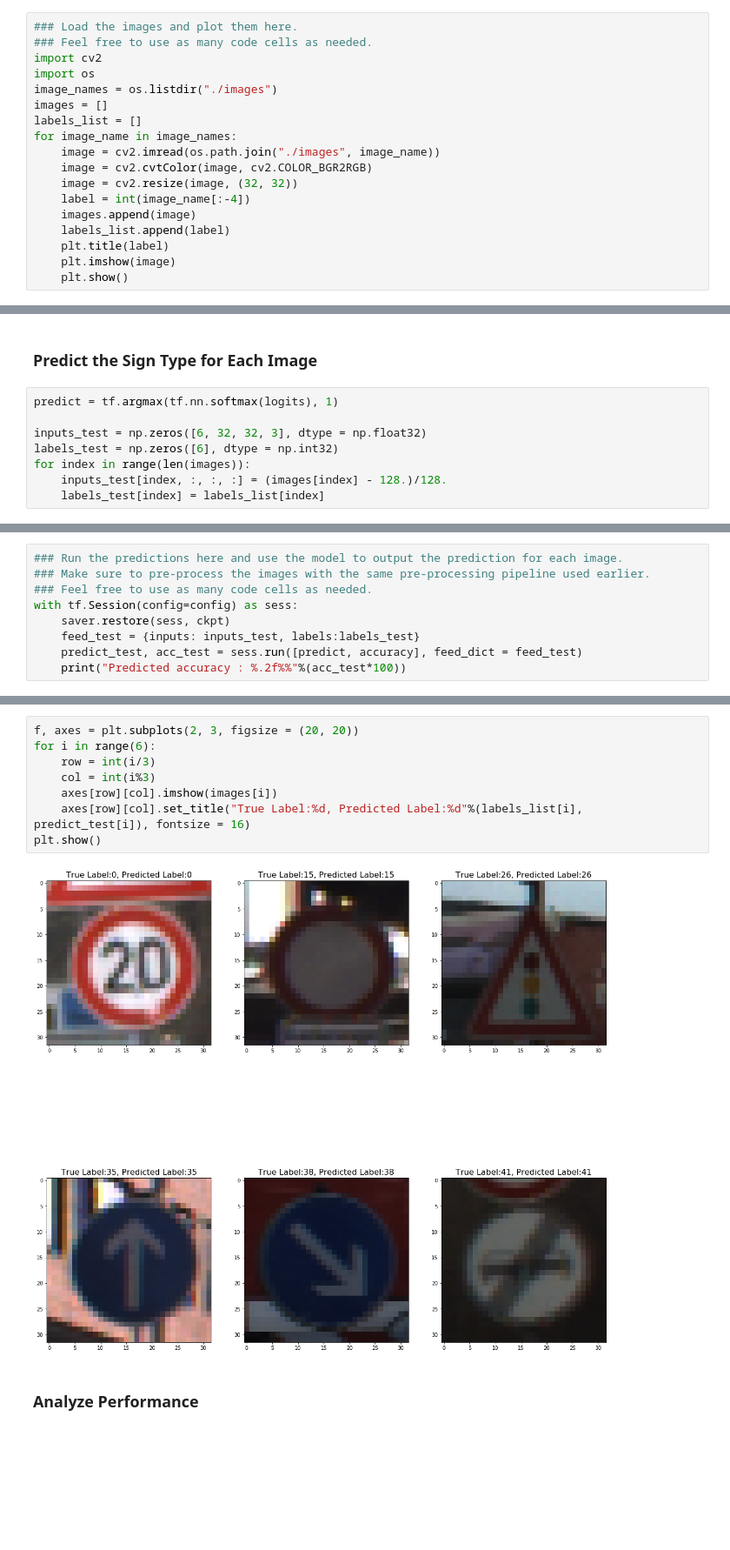
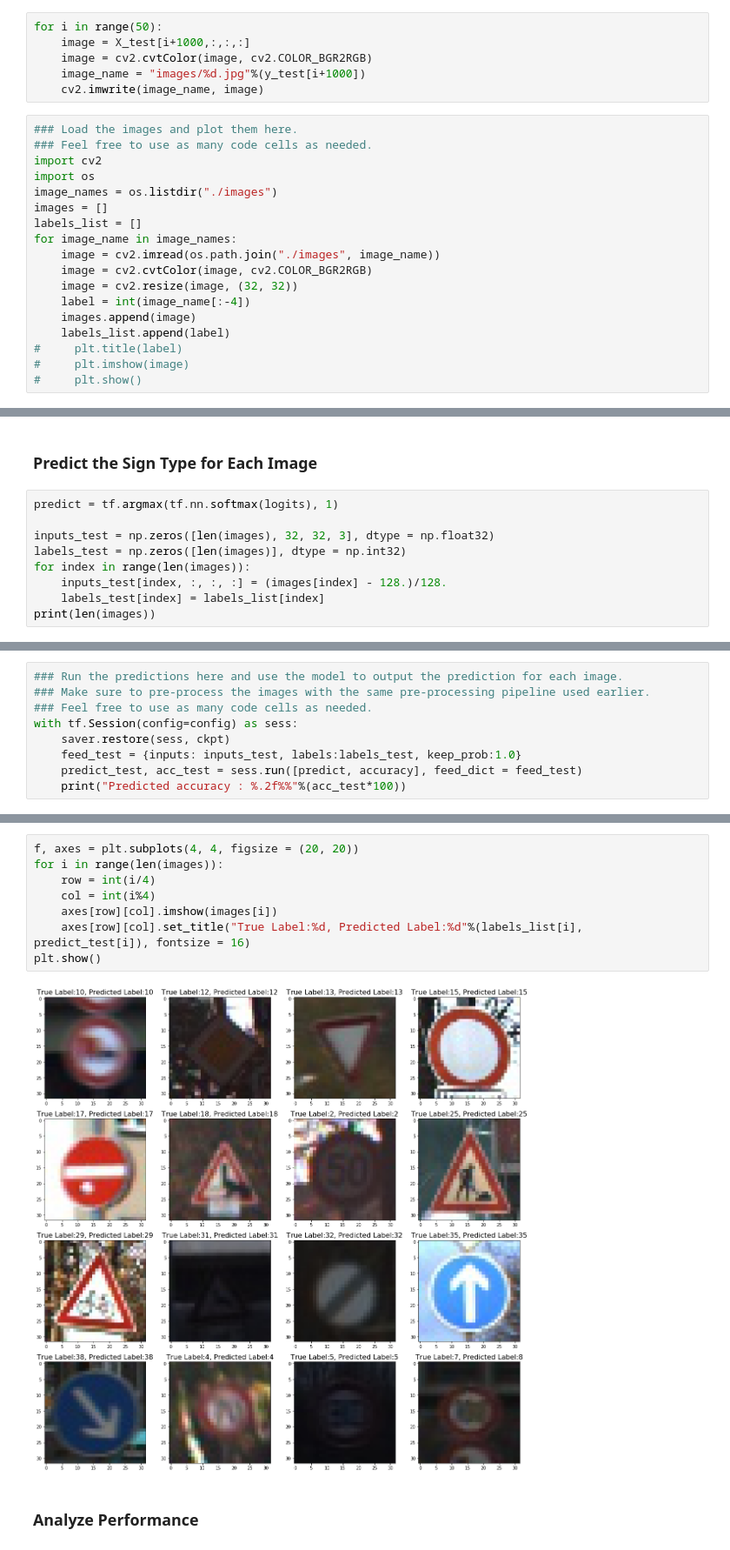
Before and after one commit to RockWenJJ/Udacity_TrafficSignClassifier, a Jupyter notebook: Traffic_Sign_Classifier.ipynb, the cells around one changed output, grey strips where cells are left out. Shown at 87% size. Cells and saved outputs as stored; diff of their text form; blank space fills up the shorter version.

```diff
--- a/Traffic_Sign_Classifier.ipynb
+++ b/Traffic_Sign_Classifier.ipynb
@@ -424,3 +473,9 @@ You may find `signnames.csv` useful as it contains mappings from the class id (i
+# %%
+for i in range(50):
+    image = X_test[i+1000,:,:,:]
+    image = cv2.cvtColor(image, cv2.COLOR_BGR2RGB)
+    image_name = "images/%d.jpg"%(y_test[i+1000])
+    cv2.imwrite(image_name, image)
 # %%
 ### Load the images and plot them here.
 ### Feel free to use as many code cells as needed.
@@ -436,6 +491,6 @@ for image_name in image_names:
     label = int(image_name[:-4])
     images.append(image)
     labels_list.append(label)
-    plt.title(label)
-    plt.imshow(image)
-    plt.show()
+#     plt.title(label)
+#     plt.imshow(image)
+#     plt.show()
@@ -451,8 +499,9 @@ for image_name in image_names:
 # %%
 predict = tf.argmax(tf.nn.softmax(logits), 1)
 
-inputs_test = np.zeros([6, 32, 32, 3], dtype = np.float32)
-labels_test = np.zeros([6], dtype = np.int32)
+inputs_test = np.zeros([len(images), 32, 32, 3], dtype = np.float32)
+labels_test = np.zeros([len(images)], dtype = np.int32)
 for index in range(len(images)):
     inputs_test[index, :, :, :] = (images[index] - 128.)/128.
     labels_test[index] = labels_list[index]
+print(len(images))
@@ -462,7 +513,7 @@ for index in range(len(images)):
 ### Feel free to use as many code cells as needed.
 with tf.Session(config=config) as sess:
     saver.restore(sess, ckpt)
-    feed_test = {inputs: inputs_test, labels:labels_test}
+    feed_test = {inputs: inputs_test, labels:labels_test, keep_prob:1.0}
     predict_test, acc_test = sess.run([predict, accuracy], feed_dict = feed_test)
     print("Predicted accuracy : %.2f%%"%(acc_test*100))
 # %% [output]
@@ -471,13 +522,13 @@ Predicted accuracy : 100.00%
 # %%
-f, axes = plt.subplots(2, 3, figsize = (20, 20))
-for i in range(6):
-    row = int(i/3)
-    col = int(i%3)
+f, axes = plt.subplots(4, 4, figsize = (20, 20))
+for i in range(len(images)):
+    row = int(i/4)
+    col = int(i%4)
     axes[row][col].imshow(images[i])
     axes[row][col].set_title("True Label:%d, Predicted Label:%d"%(labels_list[i], predict_test[i]), fontsize = 16)
 plt.show()
 # %% [output]
-[figure, old version]
+[figure, new version]
 # %% [markdown]
 ### Analyze Performance
 # %%
```
Also changed, not shown: parts of 16 cells of this notebook, 40 other files.
